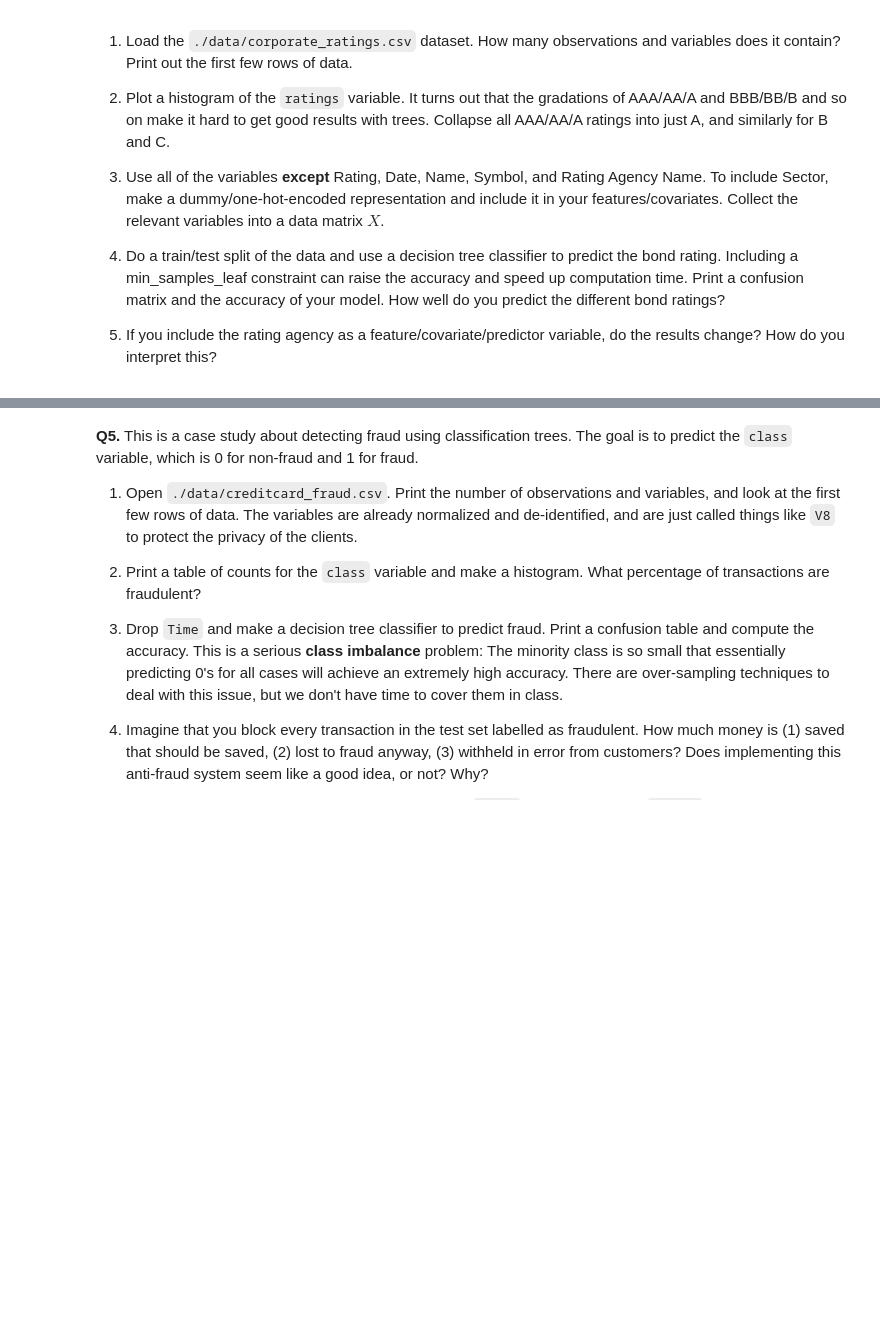
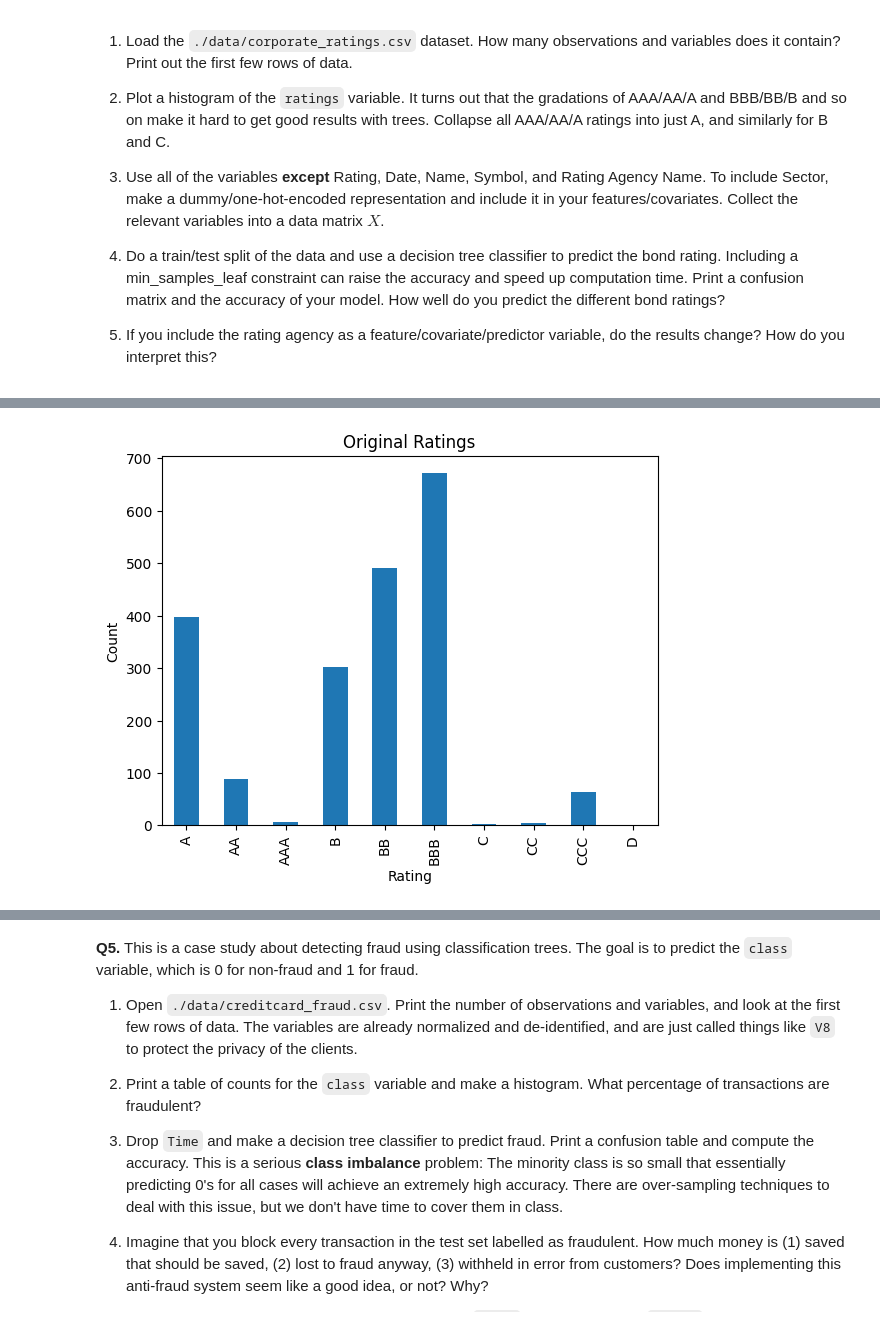
Before and after one commit to quentinshin34/trees, a Jupyter notebook: assignment/assignment.ipynb, the cells around one changed output, grey strips where cells are left out. Cells and saved outputs as stored; diff of their text form; code cells hidden in the pictures; blank space fills up the shorter version.

```diff
--- a/assignment/assignment.ipynb
+++ b/assignment/assignment.ipynb
@@ -218,0 +227,7 @@ Best min_samples_leaf: 125, Best R²: 0.13
+# %%
+# load data into data frame
+data = "trees/assignment/data/corporate_ratings.csv"
+df = pd.read_csv(data)
+print(f"Observations: {df.shape[0]}, Variables: {df.shape[1]}")
+
+print(df.head())
@@ -218,0 +252,9 @@ Best min_samples_leaf: 125, Best R²: 0.13
+# %%
+# Plot histogram of original ratings
+df['Rating'].value_counts().sort_index().plot(kind='bar')
+plt.title('Original Ratings')
+plt.xlabel('Rating')
+plt.ylabel('Count')
+plt.show()
+# %% [output]
+[figure, added]
```
Also changed, not shown: parts of 8 cells of this notebook.
